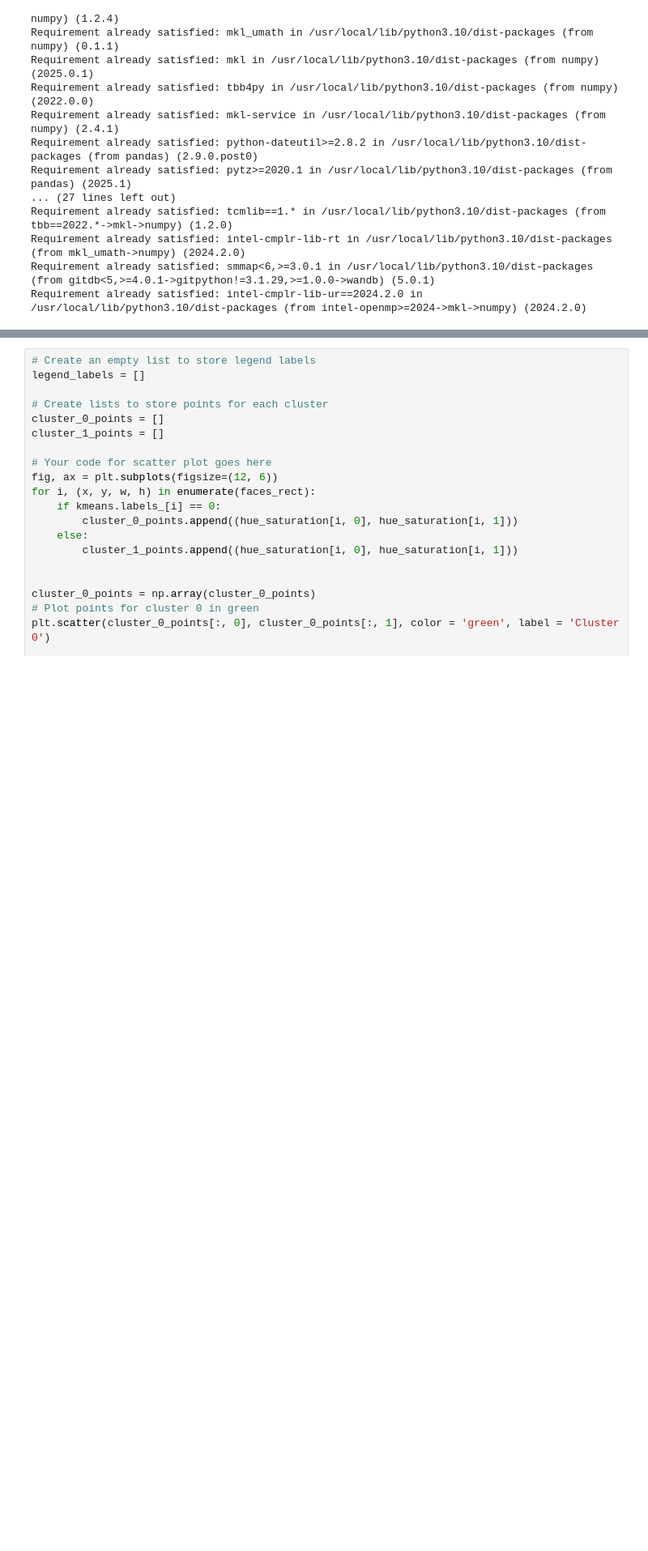
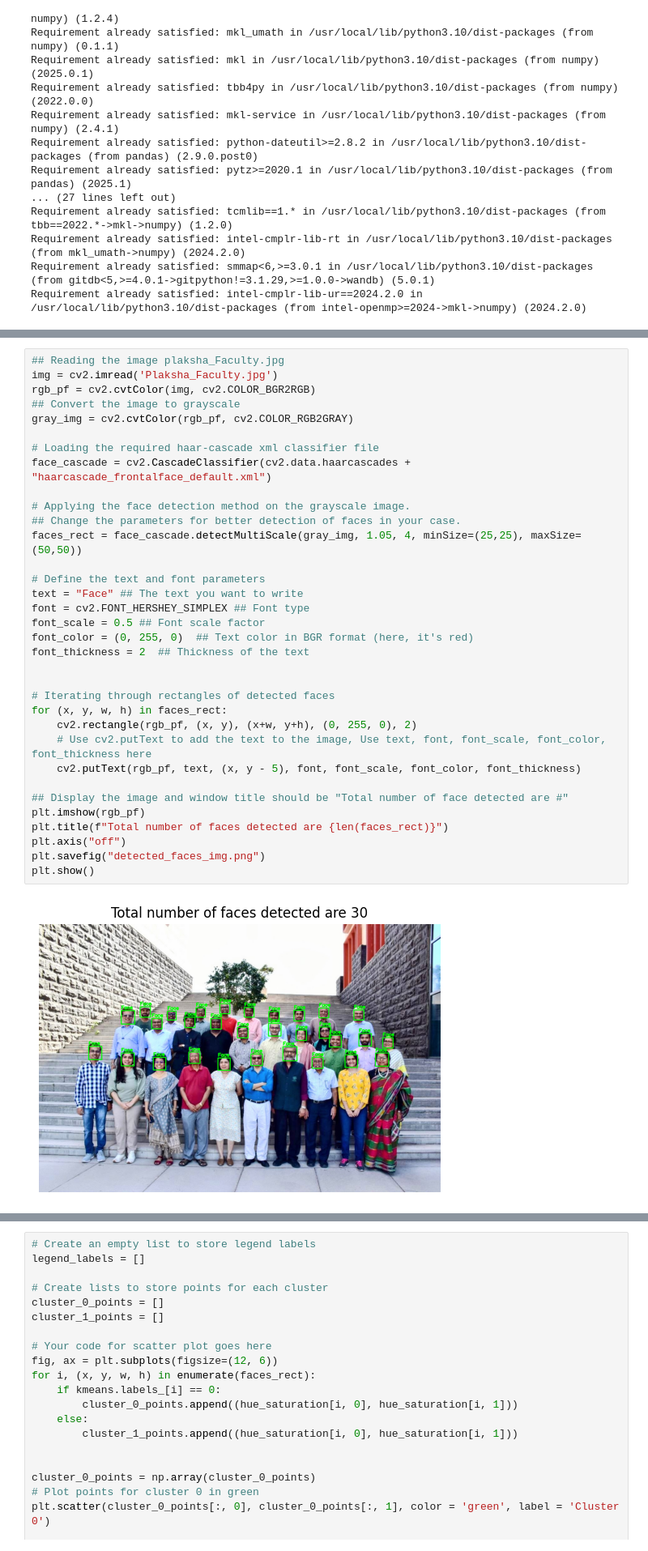
Before and after one commit to Uday30104/DistanceBasedClassification, a Jupyter notebook: kaggle-notebook.ipynb, the cells around one changed output, grey strips where cells are left out. Shown at 81% size. Cells and saved outputs as stored; diff of their text form; blank space fills up the shorter version.

```diff
--- a/kaggle-notebook.ipynb
+++ b/kaggle-notebook.ipynb
@@ -52,3 +49,39 @@ from matplotlib.offsetbox import OffsetImage, AnnotationBbox
+# %%
+## Reading the image plaksha_Faculty.jpg
+img = cv2.imread('Plaksha_Faculty.jpg')
+rgb_pf = cv2.cvtColor(img, cv2.COLOR_BGR2RGB)
+## Convert the image to grayscale
+gray_img = cv2.cvtColor(rgb_pf, cv2.COLOR_RGB2GRAY)
+
+# Loading the required haar-cascade xml classifier file
+face_cascade = cv2.CascadeClassifier(cv2.data.haarcascades + "haarcascade_frontalface_default.xml")
+
+# Applying the face detection method on the grayscale image.
+## Change the parameters for better detection of faces in your case.
+faces_rect = face_cascade.detectMultiScale(gray_img, 1.05, 4, minSize=(25,25), maxSize=(50,50))
+
+# Define the text and font parameters
+text = "Face" ## The text you want to write
+font = cv2.FONT_HERSHEY_SIMPLEX ## Font type
+font_scale = 0.5 ## Font scale factor
+font_color = (0, 255, 0)  ## Text color in BGR format (here, it's red)
+font_thickness = 2  ## Thickness of the text
+
+
+# Iterating through rectangles of detected faces
+for (x, y, w, h) in faces_rect:
+    cv2.rectangle(rgb_pf, (x, y), (x+w, y+h), (0, 255, 0), 2)
+    # Use cv2.putText to add the text to the image, Use text, font, font_scale, font_color, font_thickness here
+    cv2.putText(rgb_pf, text, (x, y - 5), font, font_scale, font_color, font_thickness)
+
+## Display the image and window title should be "Total number of face detected are #"
+plt.imshow(rgb_pf)
+plt.title(f"Total number of faces detected are {len(faces_rect)}")
+plt.axis("off")
+plt.savefig("detected_faces_img.png")
+plt.show()
+# %% [output]
+[figure, added]
 # %%
 from matplotlib.offsetbox import OffsetImage, AnnotationBbox
 # Extract face region features (Hue and Saturation)
```
Also changed, not shown: parts of 10 cells of this notebook, 1 other file.
